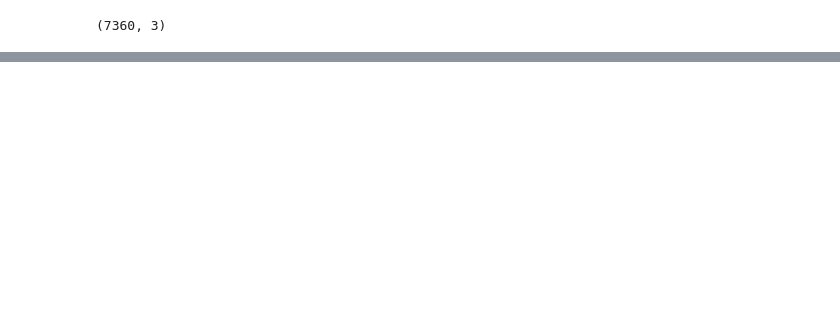
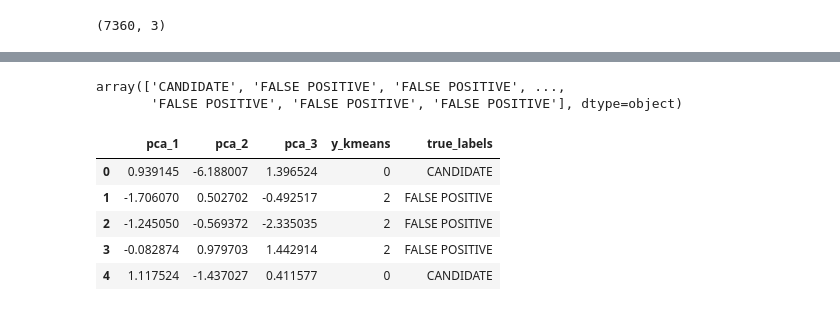
Before and after one commit to ArminD93/KeplerExoplanetSearchResults, a Jupyter notebook: KeplerExoplanetSearchResults.ipynb, the cells around one changed output, grey strips where cells are left out. Cells and saved outputs as stored; diff of their text form; code cells hidden in the pictures; blank space fills up the shorter version.

Commit message:
Wprowadzenie algorytmu KMeans

```diff
--- a/KeplerExoplanetSearchResults.ipynb
+++ b/KeplerExoplanetSearchResults.ipynb
@@ -1370,0 +1385,6 @@ kepler_results
+# %%
+from sklearn.cluster import KMeans
+
+
+kmeans_model = KMeans(n_clusters=3)
+kmeans_model.fit(pca_data_df)
@@ -1370,0 +1395,3 @@ kepler_results
+# %%
+y_kmeans = kmeans_model.predict(pca_data_df)
+y_kmeans[:10]
@@ -1370,0 +1400,4 @@ kepler_results
+# %%
+pca_data_df['y_kmeans'] = y_kmeans
+
+pca_data_df.head()
@@ -1370,0 +1411,17 @@ kepler_results
+# %%
+true_labels = encoder.inverse_transform(y_kmeans)
+true_labels
+# %% [output]
+array(['CANDIDATE', 'FALSE POSITIVE', 'FALSE POSITIVE', ...,
+       'FALSE POSITIVE', 'FALSE POSITIVE', 'FALSE POSITIVE'], dtype=object)
+# %%
+pca_data_df['true_labels'] = true_labels
+
+pca_data_df.head()
+# %% [output]
+|  | pca_1 | pca_2 | pca_3 | y_kmeans | true_labels |
+| 0 | 0.939145 | -6.188007 | 1.396524 | 0 | CANDIDATE |
+| 1 | -1.706070 | 0.502702 | -0.492517 | 2 | FALSE POSITIVE |
+| 2 | -1.245050 | -0.569372 | -2.335035 | 2 | FALSE POSITIVE |
+| 3 | -0.082874 | 0.979703 | 1.442914 | 2 | FALSE POSITIVE |
+| 4 | 1.117524 | -1.437027 | 0.411577 | 0 | CANDIDATE |
```
Also changed, not shown: parts of 44 cells of this notebook.
